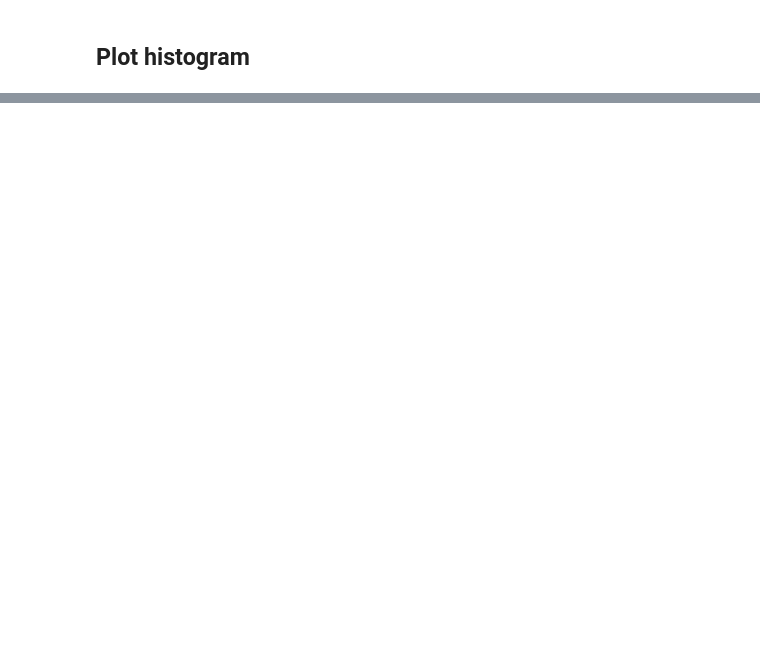
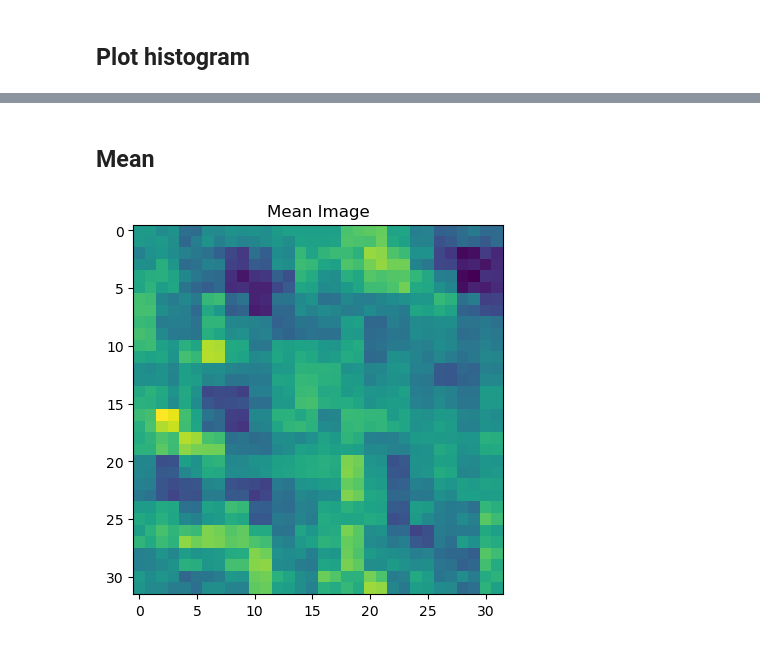
Before and after one commit to elizavetasemenova/PriorCVAE_JAX, a Jupyter notebook: experiments/population_genetics/notebooks/predictions_exploration.ipynb, the cells around one changed output, grey strips where cells are left out. Cells and saved outputs as stored; diff of their text form; code cells hidden in the pictures; blank space fills up the shorter version.

```diff
--- a/experiments/population_genetics/notebooks/predictions_exploration.ipynb
+++ b/experiments/population_genetics/notebooks/predictions_exploration.ipynb
@@ -59,0 +60,10 @@ plt.show()
+# %% [markdown]
+## Mean
+# %%
+mean_prior_data = jnp.mean(out_hist, axis=0)
+# %%
+plt.imshow(mean_prior_data.reshape((32, 32)))
+plt.title("Mean Image")
+plt.show()
+# %% [output]
+[figure, added]
```
Also changed, not shown: parts of 4 cells of this notebook, 2 other files.
